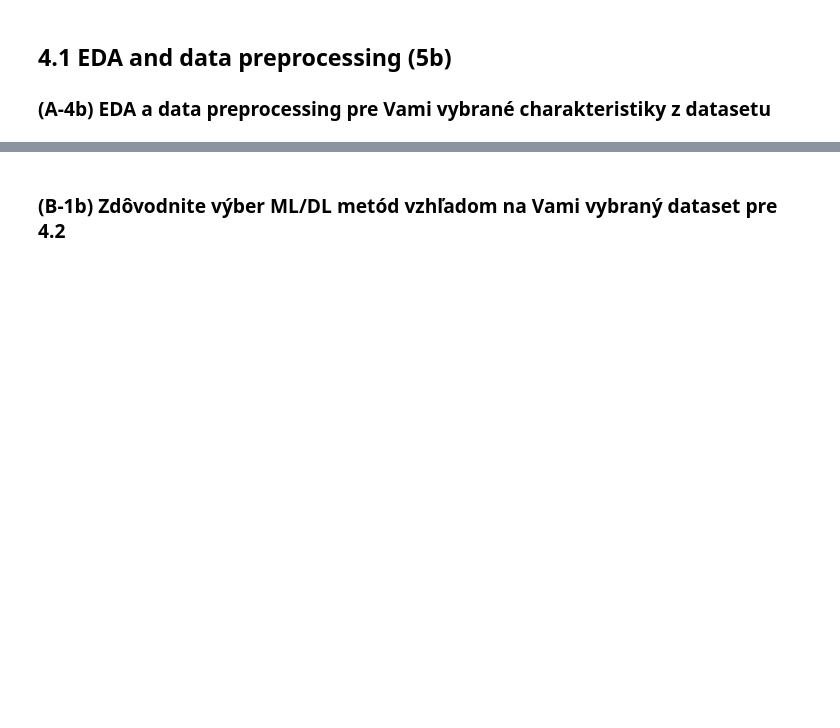
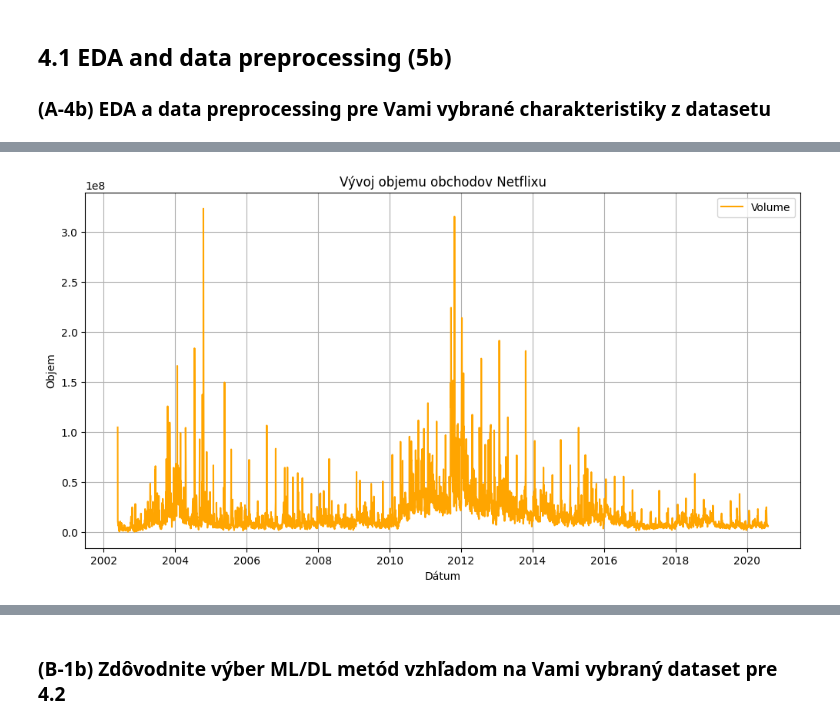
Before and after one commit to JakubIvacek/IAU_PROJECT, a Jupyter notebook: Activity.ipynb, the cells around one changed output, grey strips where cells are left out. Saved outputs shown, nothing was run; the diff lists cells and outputs as text; code cells hidden in the pictures; blank space fills up the shorter version.

```diff
--- a/Activity.ipynb
+++ b/Activity.ipynb
@@ -7,0 +94,11 @@
+# %%
+plt.figure(figsize=(12, 6))
+plt.plot(nflx_data['Date'], nflx_data['Volume'], label='Volume', color='orange')
+plt.title('Vývoj objemu obchodov Netflixu')
+plt.xlabel('Dátum')
+plt.ylabel('Objem')
+plt.grid()
+plt.legend()
+plt.show()
+# %% [output]
+[figure, added]
```
Also changed, not shown: parts of 20 cells of this notebook, 1 other file.
